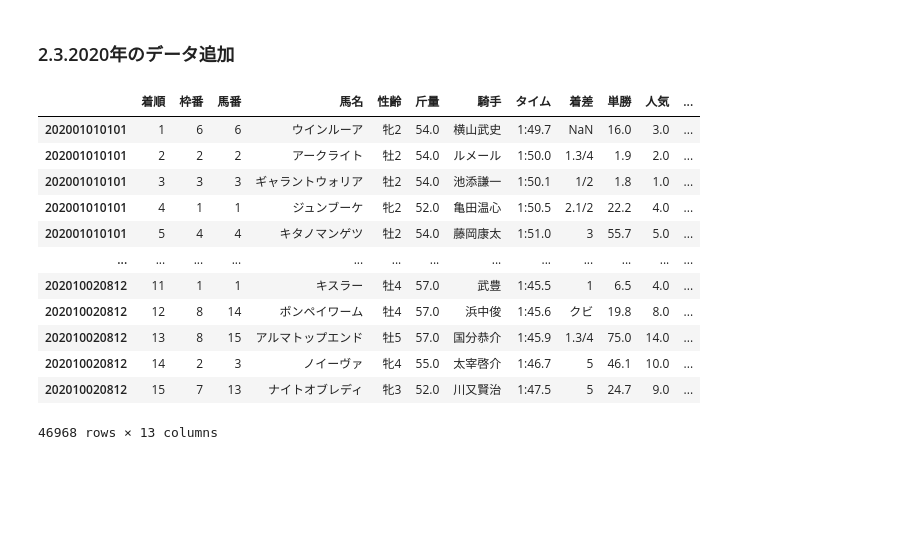
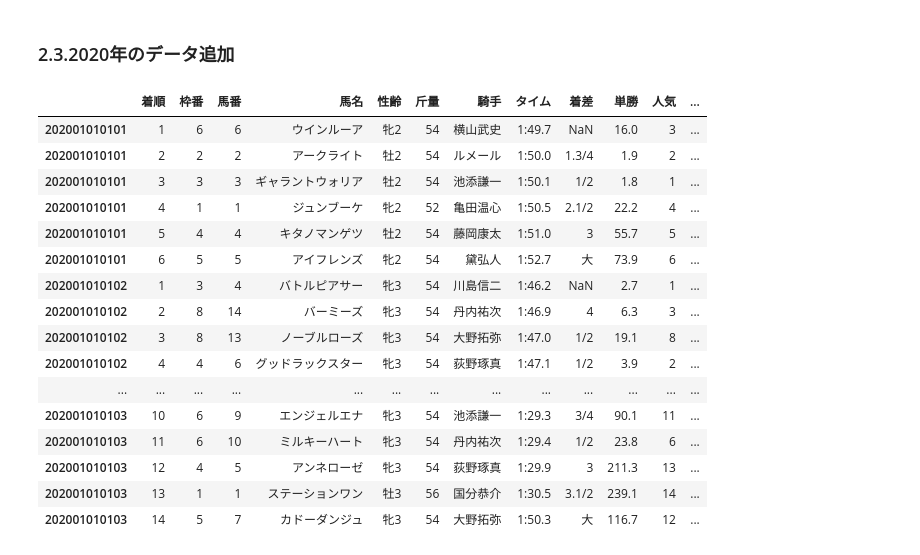
Before and after one commit to hoshi141015/keiba, a Jupyter notebook: keiba_neo.ipynb, the cells around one changed output. Cells and saved outputs as stored; diff of their text form; code cells hidden in the pictures; blank space fills up the shorter version.

Commit message:
unique

```diff
--- a/keiba_neo.ipynb
+++ b/keiba_neo.ipynb
@@ -788,18 +857,33 @@ results = pd.concat([test[key] for key in test], sort=False)
 results.to_pickle('results_2020.pickle')
 # %%
 results_t = pd.read_pickle('results_2020.pickle')
-results_t
+race_id_list = results_t.index.unique()
+results_new = scrape_race_results2(race_id_list)
-# %% [output]
-|  | 着順 | 枠番 | 馬番 | 馬名 | 性齢 | 斤量 | 騎手 | タイム | 着差 | 単勝 | 人気 | ... |
-| 202001010101 | 1 | 6 | 6 | ウインルーア | 牝2 | 54.0 | 横山武史 | 1:49.7 | NaN | 16.0 | 3.0 | ... |
-| 202001010101 | 2 | 2 | 2 | アークライト | 牡2 | 54.0 | ルメール | 1:50.0 | 1.3/4 | 1.9 | 2.0 | ... |
-| 202001010101 | 3 | 3 | 3 | ギャラントウォリア | 牡2 | 54.0 | 池添謙一 | 1:50.1 | 1/2 | 1.8 | 1.0 | ... |
-| 202001010101 | 4 | 1 | 1 | ジュンブーケ | 牝2 | 52.0 | 亀田温心 | 1:50.5 | 2.1/2 | 22.2 | 4.0 | ... |
-| 202001010101 | 5 | 4 | 4 | キタノマンゲツ | 牡2 | 54.0 | 藤岡康太 | 1:51.0 | 3 | 55.7 | 5.0 | ... |
-| ... | ... | ... | ... | ... | ... | ... | ... | ... | ... | ... | ... | ... |
-| 202010020812 | 11 | 1 | 1 | キスラー | 牡4 | 57.0 | 武豊 | 1:45.5 | 1 | 6.5 | 4.0 | ... |
-| 202010020812 | 12 | 8 | 14 | ポンペイワーム | 牡4 | 57.0 | 浜中俊 | 1:45.6 | クビ | 19.8 | 8.0 | ... |
-| 202010020812 | 13 | 8 | 15 | アルマトップエンド | 牡5 | 57.0 | 国分恭介 | 1:45.9 | 1.3/4 | 75.0 | 14.0 | ... |
-| 202010020812 | 14 | 2 | 3 | ノイーヴァ | 牝4 | 55.0 | 太宰啓介 | 1:46.7 | 5 | 46.1 | 10.0 | ... |
-| 202010020812 | 15 | 7 | 13 | ナイトオブレディ | 牝3 | 52.0 | 川又賢治 | 1:47.5 | 5 | 24.7 | 9.0 | ... |
-46968 rows × 13 columns
+# %%
+
+results_sample = results_new
+for key in results_sample: #.keys()は無くても大丈夫です
+    results_sample[key].index = [key] * len(results_sample[key])
+results_sample2 = pd.concat([results_sample[key] for key in results_sample], sort=False)
+#results_sample2.to_pickle('results_sample.pickle')
+#results_id = pd.DataFrame(results_new)
+# %%
+results_sample2
+# %% [output]
+|  | 着順 | 枠番 | 馬番 | 馬名 | 性齢 | 斤量 | 騎手 | タイム | 着差 | 単勝 | 人気 | ... |
+| 202001010101 | 1 | 6 | 6 | ウインルーア | 牝2 | 54 | 横山武史 | 1:49.7 | NaN | 16.0 | 3 | ... |
+| 202001010101 | 2 | 2 | 2 | アークライト | 牡2 | 54 | ルメール | 1:50.0 | 1.3/4 | 1.9 | 2 | ... |
+| 202001010101 | 3 | 3 | 3 | ギャラントウォリア | 牡2 | 54 | 池添謙一 | 1:50.1 | 1/2 | 1.8 | 1 | ... |
+| 202001010101 | 4 | 1 | 1 | ジュンブーケ | 牝2 | 52 | 亀田温心 | 1:50.5 | 2.1/2 | 22.2 | 4 | ... |
+| 202001010101 | 5 | 4 | 4 | キタノマンゲツ | 牡2 | 54 | 藤岡康太 | 1:51.0 | 3 | 55.7 | 5 | ... |
+| 202001010101 | 6 | 5 | 5 | アイフレンズ | 牝2 | 54 | 黛弘人 | 1:52.7 | 大 | 73.9 | 6 | ... |
+| 202001010102 | 1 | 3 | 4 | バトルピアサー | 牝3 | 54 | 川島信二 | 1:46.2 | NaN | 2.7 | 1 | ... |
+| 202001010102 | 2 | 8 | 14 | バーミーズ | 牝3 | 54 | 丹内祐次 | 1:46.9 | 4 | 6.3 | 3 | ... |
+| 202001010102 | 3 | 8 | 13 | ノーブルローズ | 牝3 | 54 | 大野拓弥 | 1:47.0 | 1/2 | 19.1 | 8 | ... |
+| 202001010102 | 4 | 4 | 6 | グッドラックスター | 牝3 | 54 | 荻野琢真 | 1:47.1 | 1/2 | 3.9 | 2 | ... |
+| ... | ... | ... | ... | ... | ... | ... | ... | ... | ... | ... | ... | ... |
+| 202001010103 | 10 | 6 | 9 | エンジェルエナ | 牝3 | 54 | 池添謙一 | 1:29.3 | 3/4 | 90.1 | 11 | ... |
+| 202001010103 | 11 | 6 | 10 | ミルキーハート | 牝3 | 54 | 丹内祐次 | 1:29.4 | 1/2 | 23.8 | 6 | ... |
+| 202001010103 | 12 | 4 | 5 | アンネローゼ | 牝3 | 54 | 荻野琢真 | 1:29.9 | 3 | 211.3 | 13 | ... |
+| 202001010103 | 13 | 1 | 1 | ステーションワン | 牡3 | 56 | 国分恭介 | 1:30.5 | 3.1/2 | 239.1 | 14 | ... |
+| 202001010103 | 14 | 5 | 7 | カドーダンジュ | 牝3 | 54 | 大野拓弥 | 1:50.3 | 大 | 116.7 | 12 | ... |
```
Also changed, not shown: parts of 1 cell of this notebook.
